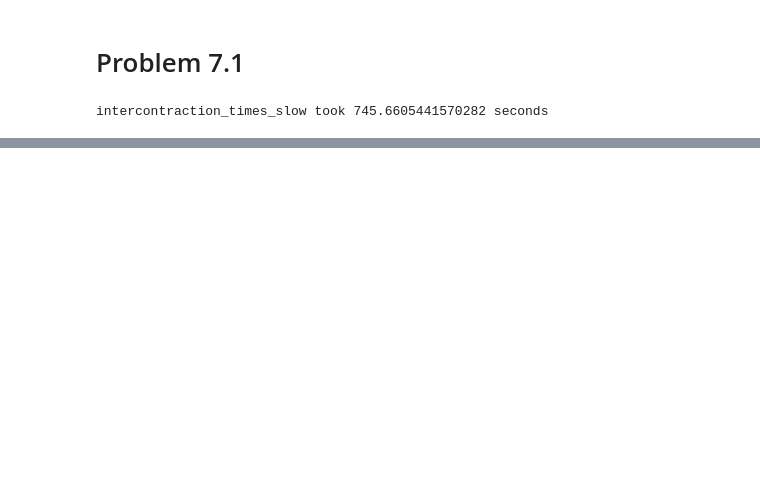
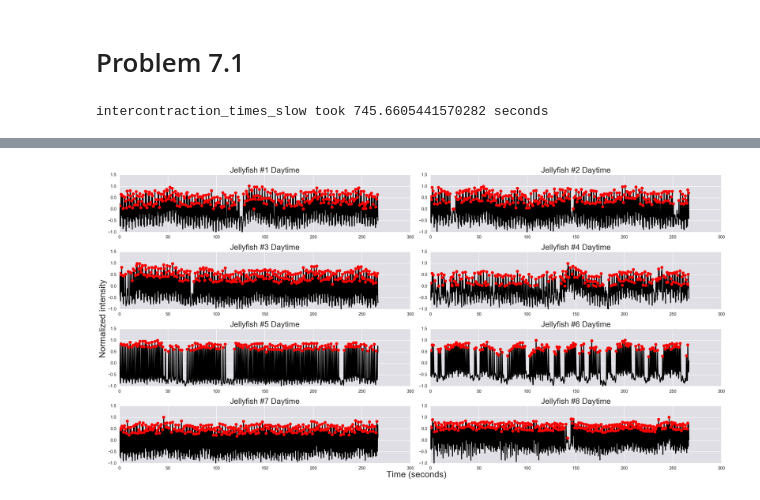
Before and after one commit to shashank-gandhi/DataAnalysisHomeworkRepository, a Jupyter notebook: Homework7/Elena.ipynb, the cells around one changed output, grey strips where cells are left out. Saved outputs shown, nothing was run; the diff lists cells and outputs as text; code cells hidden in the pictures; blank space fills up the shorter version.

```diff
--- a/Homework7/Elena.ipynb
+++ b/Homework7/Elena.ipynb
@@ -175,7 +175,7 @@ def intercontraction_times_slow(verts, im_glob, im_shape=(480,640), fps=15):
 
     return t, total_int, t_peaks, peaks, t_int
 # %%
-def get_roi(verts, im_shape=(480,640)):
+def get_roi(verts, im_glob, im_shape=(480,640)):
     """
     Returns as a Numpy array the smallest square subimage
     that completely contains the ROI.
@@ -249,7 +249,7 @@ print('intercontraction_times_slow took ' + str(time.time()-start) + ' seconds')
 intercontraction_times_slow took 745.6605441570282 seconds
 # %%
 start = time.time()
-ims, roi, roi_bbox, roi_box = get_roi(all_verts[6])
+ims, roi, roi_bbox, roi_box = get_roi(all_verts[6], im_glob_day)
 print('get_roi took ' + str(time.time()-start) + ' seconds')
 
 start = time.time()
@@ -276,0 +305,49 @@ t2, total_int2, t_peaks2, peaks2, t_int2 = intercontraction_times_fast(ims, roi_
+# %%
+# Make plots for daytime activity of each jellyfish
+f = plt.figure(figsize=(20,10))
+plt.subplot(4,2,1)
+plt.plot(t_arr_day[0], total_int_arr_day[0], color='k')
+plt.plot(t_peaks_list_day[0], peaks_list_day[0], marker='o', linestyle='None', color='r')
+plt.title('Jellyfish #1 Daytime')
+
+plt.subplot(4,2,2)
+plt.plot(t_arr_day[1], total_int_arr_day[1], color='k')
+plt.plot(t_peaks_list_day[1], peaks_list_day[1], marker='o', linestyle='None', color='r')
+plt.title('Jellyfish #2 Daytime')
+
+plt.subplot(4,2,3)
+plt.plot(t_arr_day[2], total_int_arr_day[2], color='k')
+plt.plot(t_peaks_list_day[2], peaks_list_day[2], marker='o', linestyle='None', color='r')
+plt.title('Jellyfish #3 Daytime')
+
+plt.subplot(4,2,4)
+plt.plot(t_arr_day[3], total_int_arr_day[3], color='k')
+plt.plot(t_peaks_list_day[3], peaks_list_day[3], marker='o', linestyle='None', color='r')
+plt.title('Jellyfish #4 Daytime')
+
+plt.subplot(4,2,5)
+plt.plot(t_arr_day[4], total_int_arr_day[4], color='k')
+plt.plot(t_peaks_list_day[4], peaks_list_day[4], marker='o', linestyle='None', color='r')
+plt.title('Jellyfish #5 Daytime')
+
+plt.subplot(4,2,6)
+plt.plot(t_arr_day[5], total_int_arr_day[5], color='k')
+plt.plot(t_peaks_list_day[5], peaks_list_day[5], marker='o', linestyle='None', color='r')
+plt.title('Jellyfish #6 Daytime')
+
+plt.subplot(4,2,7)
+plt.plot(t_arr_day[6], total_int_arr_day[6], color='k')
+plt.plot(t_peaks_list_day[6], peaks_list_day[6], marker='o', linestyle='None', color='r')
+plt.title('Jellyfish #7 Daytime')
+
+plt.subplot(4,2,8)
+plt.plot(t_arr_day[7], total_int_arr_day[7], color='k')
+plt.plot(t_peaks_list_day[7], peaks_list_day[7], marker='o', linestyle='None', color='r')
+plt.title('Jellyfish #8 Daytime')
+
+# Set common labels
+f.text(0.5, 0.0, 'Time (seconds)', ha='center', va='center', fontsize=20)
+f.text(0.0, 0.5, 'Normalized intensity', ha='center', va='center', rotation='vertical', fontsize=20)
+plt.tight_layout()
+# %% [output]
+[figure, added]
```
Also changed, not shown: parts of 7 cells of this notebook.
